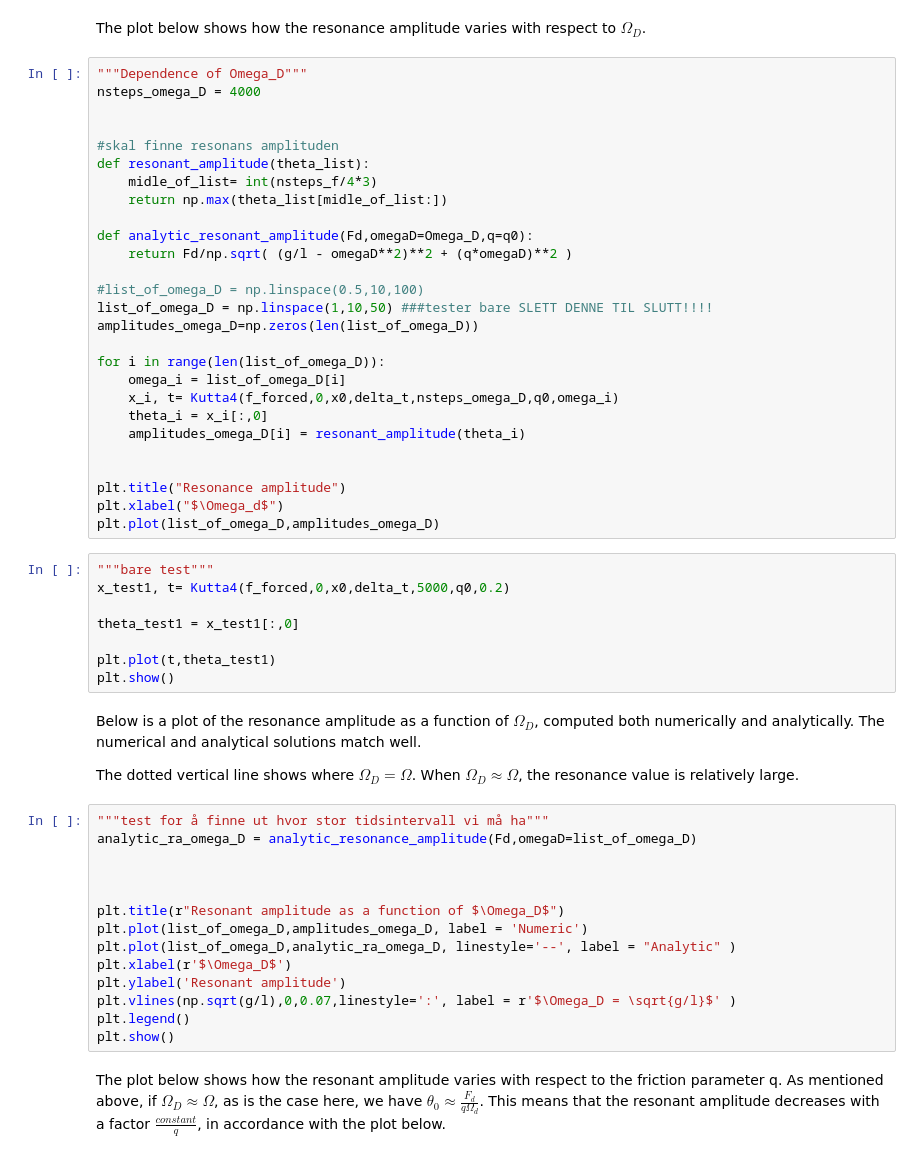
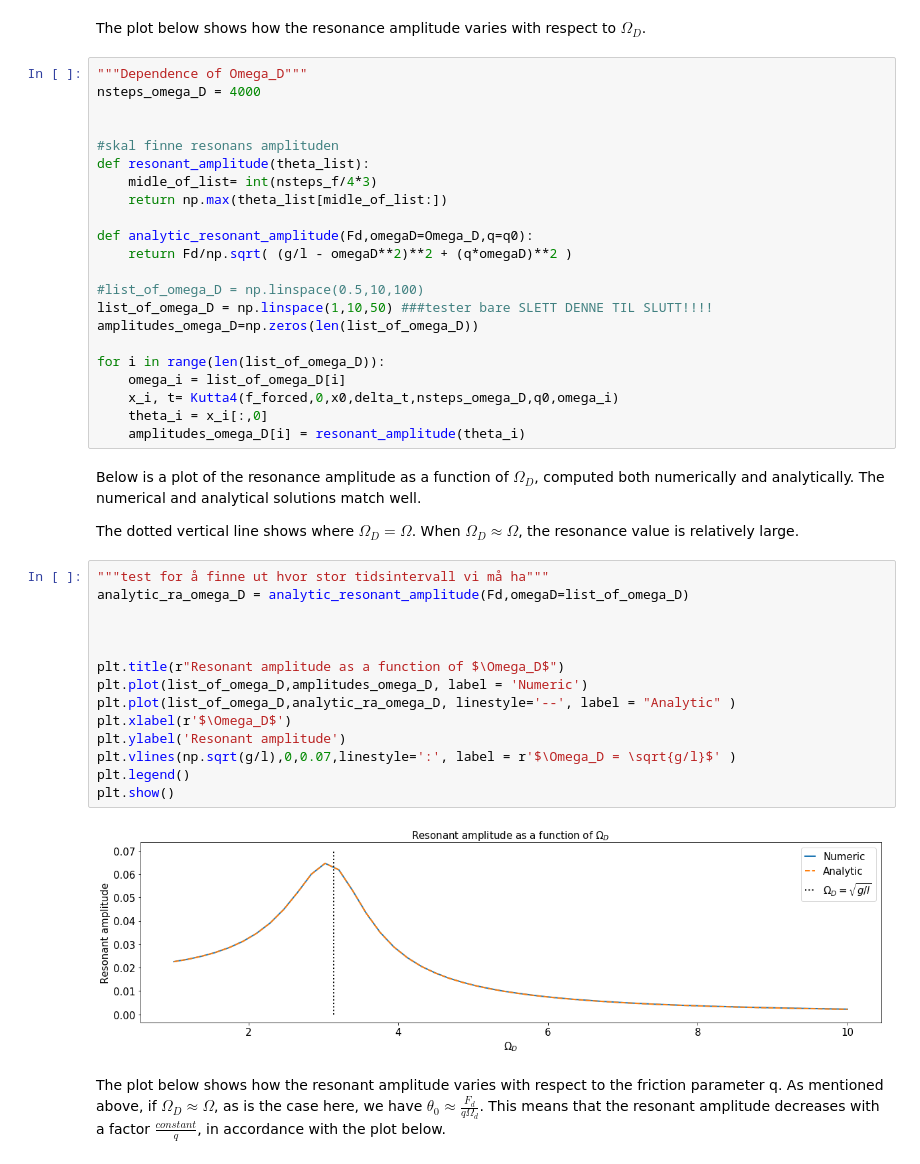
Before and after one commit to sigriaun/pendulum2, a Jupyter notebook: pendulum2.ipynb, the cells around one changed output. Drawn from its saved outputs; the diff is of its cells as text.

```diff
--- a/pendulum2.ipynb
+++ b/pendulum2.ipynb
@@ -203,37 +217,26 @@ for i in range(len(list_of_omega_D)):
     x_i, t= Kutta4(f_forced,0,x0,delta_t,nsteps_omega_D,q0,omega_i)
     theta_i = x_i[:,0]
     amplitudes_omega_D[i] = resonant_amplitude(theta_i)
-
-
-plt.title("Resonance amplitude")
-plt.xlabel("$\Omega_d$")
-plt.plot(list_of_omega_D,amplitudes_omega_D)
-# %%
-"""bare test"""
-x_test1, t= Kutta4(f_forced,0,x0,delta_t,5000,q0,0.2)
-
-theta_test1 = x_test1[:,0]
-
-plt.plot(t,theta_test1)
-plt.show()
 # %% [markdown]
 Below is a plot of the resonance amplitude as a function of $\Omega_D$, computed both numerically and analytically. The numerical and analytical solutions match well.
 
 The dotted vertical line shows where $\Omega_D=\Omega$. When $\Omega_D\approx\Omega$, the resonance value is relatively large.
 # %%
 """test for å finne ut hvor stor tidsintervall vi må ha"""
-analytic_ra_omega_D = analytic_resonance_amplitude(Fd,omegaD=list_of_omega_D)
+analytic_ra_omega_D = analytic_resonant_amplitude(Fd,omegaD=list_of_omega_D)
 
 
 
 plt.title(r"Resonant amplitude as a function of $\Omega_D$")
 plt.plot(list_of_omega_D,amplitudes_omega_D, label = 'Numeric')
 plt.plot(list_of_omega_D,analytic_ra_omega_D, linestyle='--', label = "Analytic" )
 plt.xlabel(r'$\Omega_D$')
 plt.ylabel('Resonant amplitude')
 plt.vlines(np.sqrt(g/l),0,0.07,linestyle=':', label = r'$\Omega_D = \sqrt{g/l}$' )
 plt.legend()
 plt.show()
+# %% [output]
+[figure, added]
 # %% [markdown]
 The plot below shows how the resonant amplitude varies with respect to the friction parameter q. As mentioned above,  if $\Omega_D\approx\Omega$, as is the case here, we have $\theta_0\approx\frac{F_d}{q\Omega_d}$. This means that the resonant amplitude decreases with a factor $\frac{constant}{q}$, in accordance with the plot below.
 # %%
```
Also changed, not shown: parts of 3 cells of this notebook.
